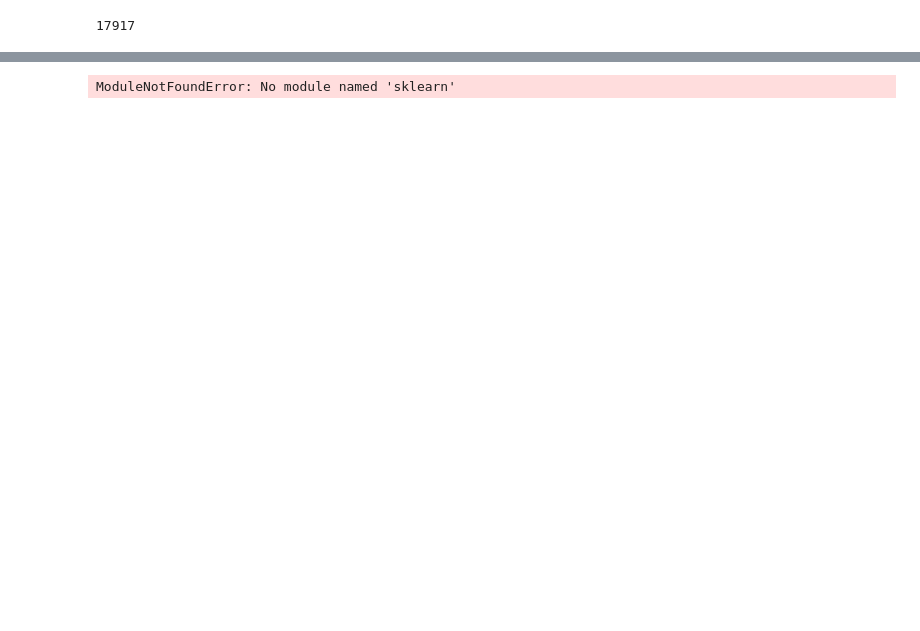
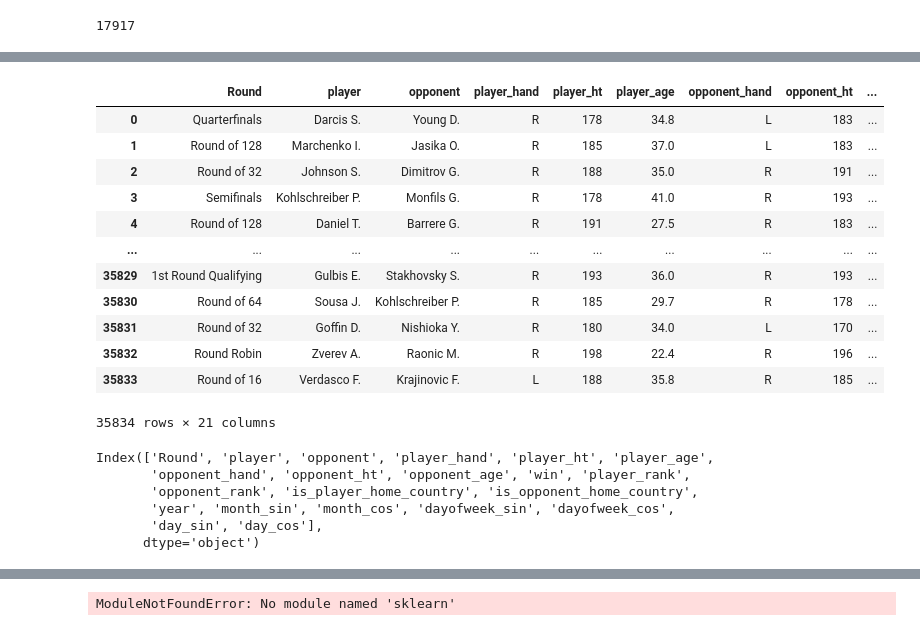
Before and after one commit to Farnaaaz/TenniMatchPrediction, a Jupyter notebook: modelling.ipynb, the cells around one changed output, grey strips where cells are left out. Saved outputs shown, nothing was run; the diff lists cells and outputs as text; code cells hidden in the pictures; blank space fills up the shorter version.

```diff
--- a/modelling.ipynb
+++ b/modelling.ipynb
@@ -123,0 +146,25 @@ df_transformed.to_csv('modeling data/df1_workable.csv', index=False)
+# %%
+df_home_encoded = df_home.copy()
+df_home_encoded['month_sin'] = np.sin(2 * np.pi * df_home_encoded['month']/12)
+df_home_encoded['month_cos'] = np.cos(2 * np.pi * df_home_encoded['month']/12)
+df_home_encoded['dayofweek_sin'] = np.sin(2 * np.pi * df_home_encoded['dayofweek']/7)
+df_home_encoded['dayofweek_cos'] = np.cos(2 * np.pi * df_home_encoded['dayofweek']/7)
+df_home_encoded['day_sin'] = np.sin(2 * np.pi * df_home_encoded['day']/30.5)
+df_home_encoded['day_cos'] = np.cos(2 * np.pi * df_home_encoded['day']/30.5)
+
+df_home_encoded.drop(columns=["month","dayofweek", "day"], inplace=True)
+df_home_encoded
+# %% [output]
+|  | Round | player | opponent | player_hand | player_ht | player_age | opponent_hand | opponent_ht | ... |
+| 0 | Quarterfinals | Darcis S. | Young D. | R | 178 | 34.8 | L | 183 | ... |
+| 1 | Round of 128 | Marchenko I. | Jasika O. | R | 185 | 37.0 | L | 183 | ... |
+| 2 | Round of 32 | Johnson S. | Dimitrov G. | R | 188 | 35.0 | R | 191 | ... |
+| 3 | Semifinals | Kohlschreiber P. | Monfils G. | R | 178 | 41.0 | R | 193 | ... |
+| 4 | Round of 128 | Daniel T. | Barrere G. | R | 191 | 27.5 | R | 183 | ... |
+| ... | ... | ... | ... | ... | ... | ... | ... | ... | ... |
+| 35829 | 1st Round Qualifying | Gulbis E. | Stakhovsky S. | R | 193 | 36.0 | R | 193 | ... |
+| 35830 | Round of 64 | Sousa J. | Kohlschreiber P. | R | 185 | 29.7 | R | 178 | ... |
+| 35831 | Round of 32 | Goffin D. | Nishioka Y. | R | 180 | 34.0 | L | 170 | ... |
+| 35832 | Round Robin | Zverev A. | Raonic M. | R | 198 | 22.4 | R | 196 | ... |
+| 35833 | Round of 16 | Verdasco F. | Krajinovic F. | L | 188 | 35.8 | R | 185 | ... |
+35834 rows × 21 columns
@@ -123,0 +187,13 @@ df_transformed.to_csv('modeling data/df1_workable.csv', index=False)
+# %%
+df_binary_encoded = df_round_encoded.copy()
+
+df_binary_encoded['is_player_home_country'] = df_binary_encoded['is_player_home_country'].astype(int)
+df_binary_encoded['is_opponent_home_country'] = df_binary_encoded['is_opponent_home_country'].astype(int)
+df_binary_encoded.columns
+# %% [output]
+Index(['Round', 'player', 'opponent', 'player_hand', 'player_ht', 'player_age',
+       'opponent_hand', 'opponent_ht', 'opponent_age', 'win', 'player_rank',
+       'opponent_rank', 'is_player_home_country', 'is_opponent_home_country',
+       'year', 'month_sin', 'month_cos', 'dayofweek_sin', 'dayofweek_cos',
+       'day_sin', 'day_cos'],
+      dtype='object')
```
Also changed, not shown: parts of 14 cells of this notebook, 10 other files.
